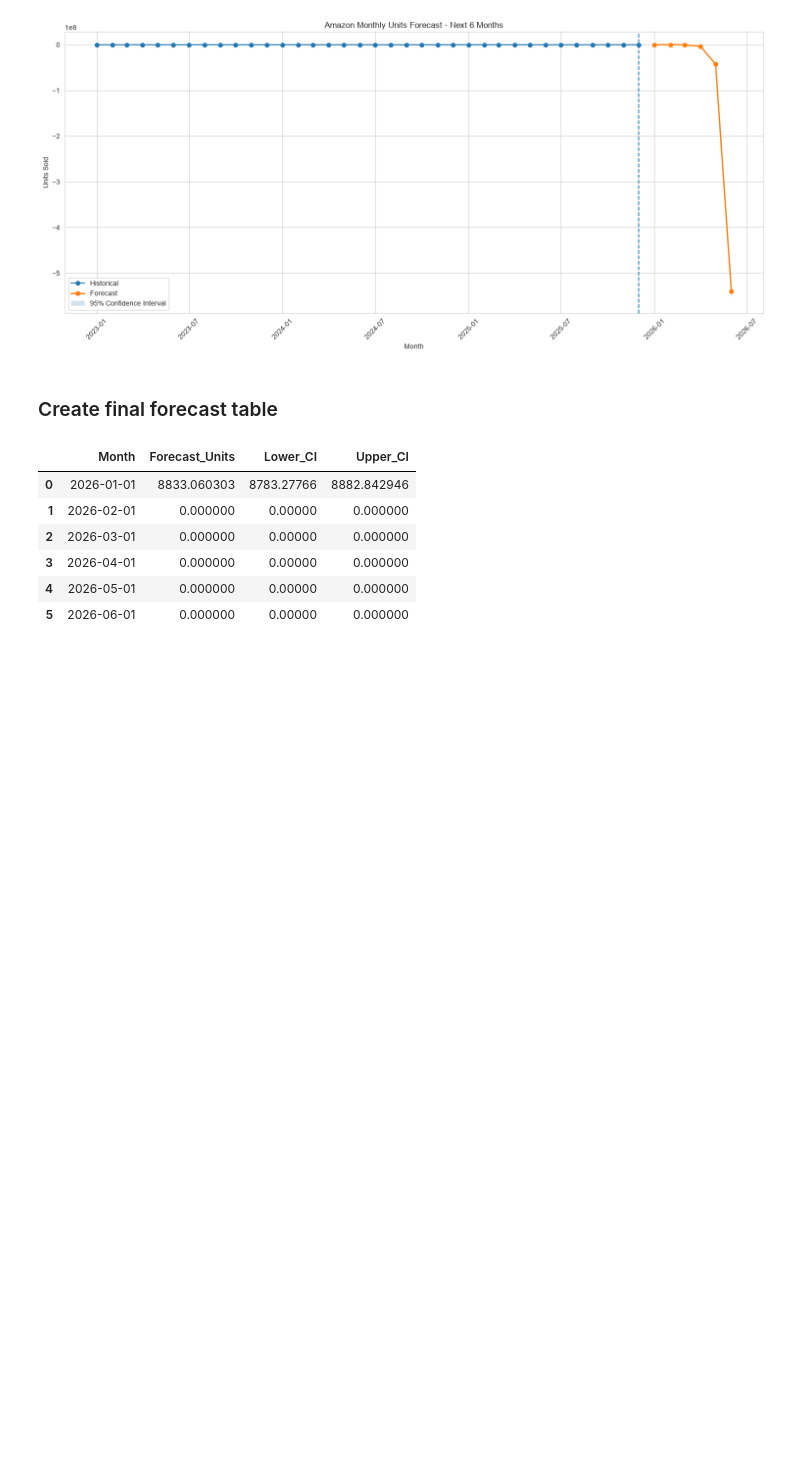
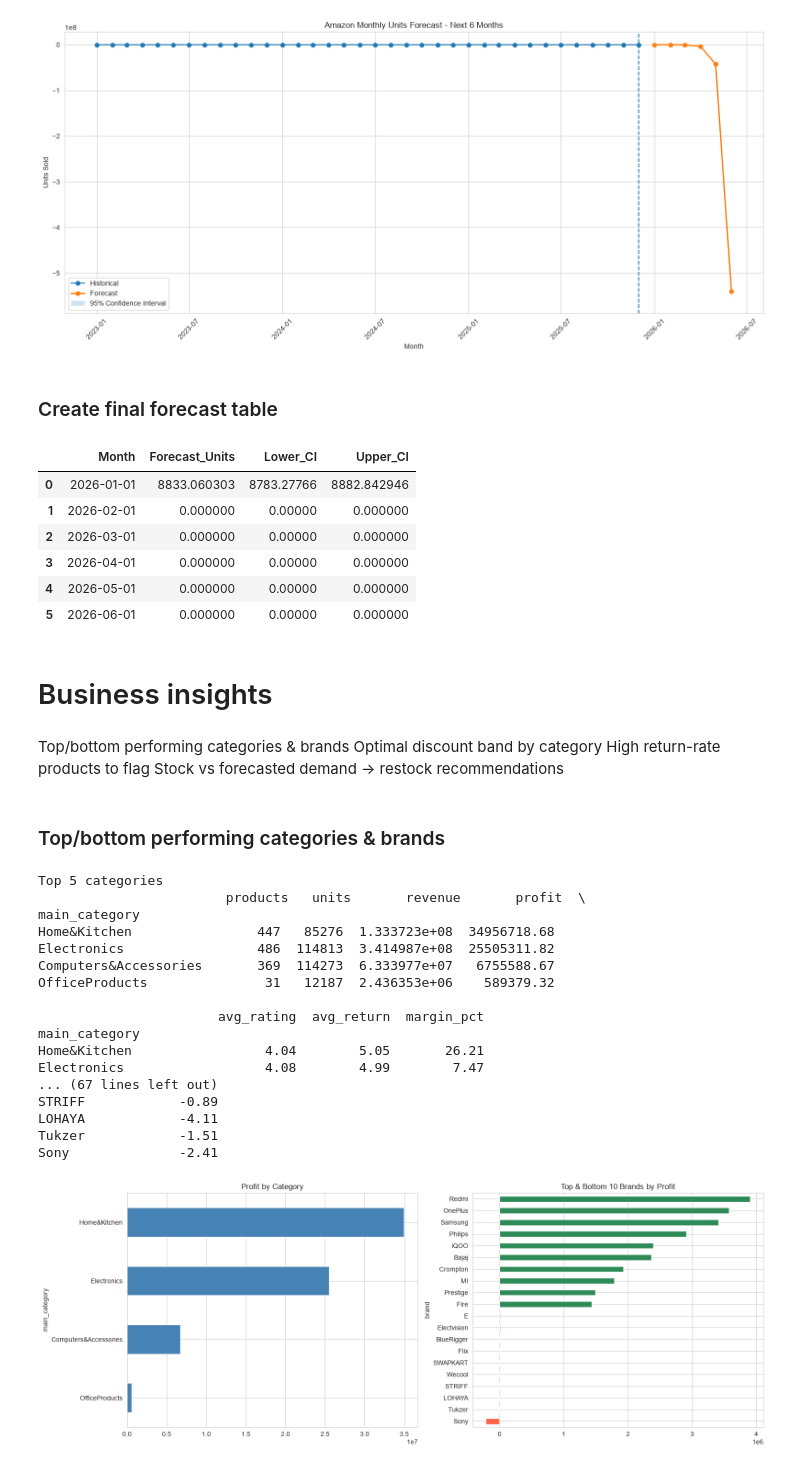
Before and after one commit to ayushranjan828/Amazon-Product-Sales-Analysis-Prediction-Forecasting, a Jupyter notebook: Notebook2.ipynb, the cells around one changed output. Cells and saved outputs as stored; diff of their text form; code cells hidden in the pictures; blank space fills up the shorter version.

Commit message:
Business insights

```diff
--- a/Notebook2.ipynb
+++ b/Notebook2.ipynb
@@ -1800,3 +1800,61 @@ forecast_table
 | 3 | 2026-04-01 | 0.000000 | 0.00000 | 0.000000 |
 | 4 | 2026-05-01 | 0.000000 | 0.00000 | 0.000000 |
 | 5 | 2026-06-01 | 0.000000 | 0.00000 | 0.000000 |
+# %% [markdown]
+# Business insights
+# %% [markdown]
+Top/bottom performing categories & brands
+Optimal discount band by category
+High return-rate products to flag
+Stock vs forecasted demand → restock recommendations
+# %% [markdown]
+### Top/bottom performing categories & brands
+# %%
+prod = data.drop_duplicates("product_id").copy()
+
+def perf(df, key, min_n=3):
+    t = (df.groupby(key)
+           .agg(products=("product_id", "nunique"),
+                units=("total_units_sold", "sum"),
+                revenue=("net_revenue_inr", "sum"),
+                profit=("total_profit_inr", "sum"),
+                avg_rating=("rating", "mean"),
+                avg_return=("return_rate_pct", "mean"))
+           .query("products >= @min_n"))
+    t["margin_pct"] = t.profit / t.revenue * 100
+    return t.sort_values("profit", ascending=False).round(2)
+
+cat_perf   = perf(prod, "main_category")
+brand_perf = perf(prod, "brand")
+
+print("Top 5 categories\n", cat_perf.head(5))
+print("\nBottom 5 categories\n", cat_perf.tail(5))
+print("\nTop 10 brands\n", brand_perf.head(10))
+print("\nBottom 10 brands\n", brand_perf.tail(10))
+
+fig, ax = plt.subplots(1, 2, figsize=(16, 6))
+cat_perf["profit"].sort_values().plot.barh(ax=ax[0], color="steelblue")
+ax[0].set_title("Profit by Category")
+pd.concat([brand_perf.head(10), brand_perf.tail(10)])["profit"].sort_values() \
+  .plot.barh(ax=ax[1], color=["tomato"]*10 + ["seagreen"]*10)
+ax[1].set_title("Top & Bottom 10 Brands by Profit")
+plt.tight_layout(); plt.show()
+# %% [output]
+Top 5 categories
+                        products   units       revenue       profit  \
+main_category
+Home&Kitchen                447   85276  1.333723e+08  34956718.68
+Electronics                 486  114813  3.414987e+08  25505311.82
+Computers&Accessories       369  114273  6.333977e+07   6755588.67
+OfficeProducts               31   12187  2.436353e+06    589379.32
+
+                       avg_rating  avg_return  margin_pct
+main_category
+Home&Kitchen                 4.04        5.05       26.21
+Electronics                  4.08        4.99        7.47
+... (67 lines left out)
+STRIFF            -0.89
+LOHAYA            -4.11
+Tukzer            -1.51
+Sony              -2.41
+[figure, added]
```
Also changed, not shown: parts of 6 cells of this notebook.
